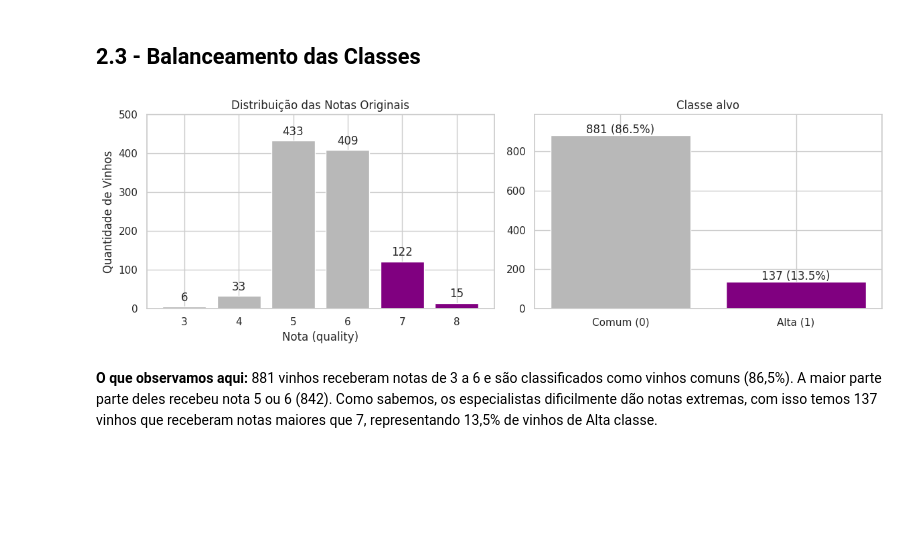
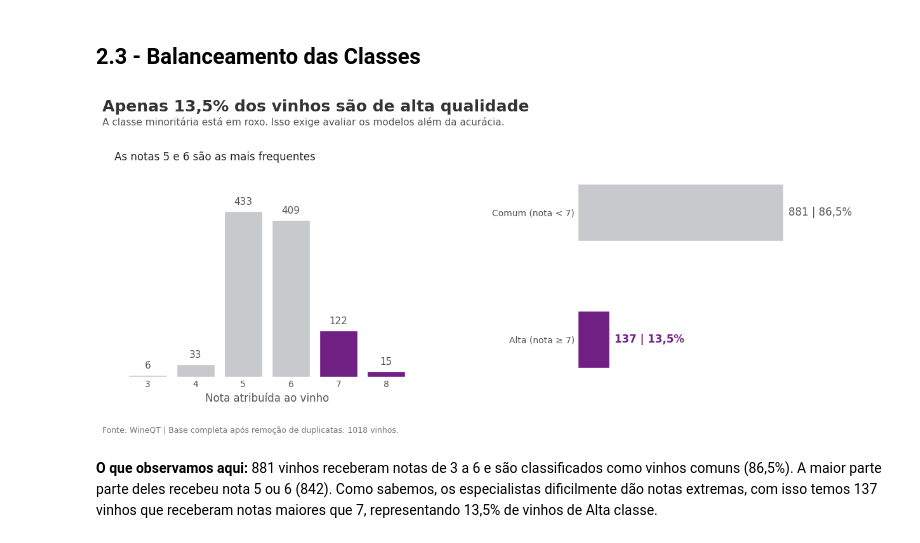
Before and after one commit to rons-12/fiap-tech-challenge-fase-2-wine-quality, a Jupyter notebook: notebooks/Tech_Challenge_Fase02.ipynb, the cells around one changed output. Cells and saved outputs as stored; diff of their text form; code cells hidden in the pictures; blank space fills up the shorter version.

```diff
--- a/notebooks/Tech_Challenge_Fase02.ipynb
+++ b/notebooks/Tech_Challenge_Fase02.ipynb
@@ -215,32 +266,38 @@ Podemos notar que as variáveis cloretos *(chlorides)*, açucar residual *(resid
 Outro ponto, é outras variáveis como densidade *(density)*, pH e ácido cítrico *(citric acid)* tem uma distribuição mais próxima da simétrica.
 # %% [markdown]
 ## 2.3 - Balanceamento das Classes
-# %%
-fig, ax = plt.subplots(1, 2, figsize=(12, 4))
-
-notas = df["quality"].value_counts().sort_index()
-ax[0].bar(notas.index.astype(str), notas.values,
-          color=["purple" if n >= 7 else "#b8b8b8" for n in notas.index])
-ax[0].set_title("Distribuição das Notas Originais")
-ax[0].set_xlabel("Nota (quality)")
-ax[0].set_ylabel("Quantidade de Vinhos")
-
-classes = y.value_counts().sort_index()
-ax[1].bar(["Comum (0)", "Alta (1)"], classes.values, color=["#b8b8b8", "purple"])
-ax[1].set_title("Classe alvo")
-ax[1].set_ylim(0, classes.max() * 1.12)
-for i, v in enumerate(classes.values):
-  ax[1].text(i, v + 10, f"{v} ({v/len(y):.1%})", ha="center")
-
-ax[0].bar_label(ax[0].containers[0], padding=3)
-
-ax[0].set_ylim(0, ax[0].get_ylim()[1] * 1.1)
-
-plt.tight_layout()
-plt.savefig("balanceamento_classes.png", dpi=150)
-plt.show()
-# %% [output]
-[figure, removed]
+# %%
+# Ajuste visual: a classe minoritária recebe destaque; valores junto às barras.
+# Preservadas as duas informações originais: notas e classificação binária.
+notas = df["quality"].value_counts().sort_index()
+classes = y.value_counts().sort_index()
+fig, axes = plt.subplots(1, 2, figsize=(13, 5.5))
+barras = axes[0].bar(notas.index.astype(str), notas.values,
+                    color=[SWD_ROXO if n >= 7 else SWD_CINZA for n in notas.index])
+axes[0].bar_label(barras, padding=5, fontsize=11, color=SWD_ESCURO)
+axes[0].set_ylim(0, notas.max()*1.22)
+axes[0].set_yticks([])
+axes[0].set_xlabel("Nota atribuída ao vinho", color=SWD_ESCURO)
+axes[0].set_title("As notas 5 e 6 são as mais frequentes", loc="left", fontsize=12, pad=16)
+axes[1].barh([0,1], classes.values, color=[SWD_CINZA, SWD_ROXO], height=0.45)
+axes[1].set_yticks([0,1], ["Comum (nota < 7)", "Alta (nota ≥ 7)"])
+axes[1].invert_yaxis()
+axes[1].set_xlim(0, len(y)*1.28)
+axes[1].set_xticks([])
+for pos, (classe, v) in enumerate(classes.items()):
+    rotulo=f"{v} | {v/len(y):.1%}".replace(".", ",")
+    axes[1].text(v+len(y)*0.02, pos, rotulo, va="center", fontsize=12,
+                 color=SWD_ROXO if classe==1 else SWD_ESCURO,
+                 fontweight="bold" if classe==1 else "normal")
+for ax in axes: swd_limpar(ax)
+pct=f"{100*y.mean():.1f}".replace(".", ",")
+swd_titulo(fig, f"Apenas {pct}% dos vinhos são de alta qualidade",
+           "A classe minoritária está em roxo. Isso exige avaliar os modelos além da acurácia.",
+           f"Fonte: WineQT | Base completa após remoção de duplicatas: {len(y)} vinhos.")
+fig.subplots_adjust(left=0.05, right=0.98, top=0.76, bottom=0.18, wspace=0.52)
+swd_salvar(fig, "balanceamento_classes.png")
+# %% [output]
+[figure, added]
 # %% [markdown]
 **O que observamos aqui:** 881 vinhos receberam notas de 3 a 6 e são classificados como vinhos comuns (86,5%). A maior parte parte deles recebeu nota 5 ou 6 (842). Como sabemos, os especialistas dificilmente dão notas extremas, com isso temos 137 vinhos que receberam notas maiores que 7, representando 13,5% de vinhos de Alta classe.
 # %% [markdown]
```
Also changed, not shown: parts of 25 cells of this notebook, 11 other files.
